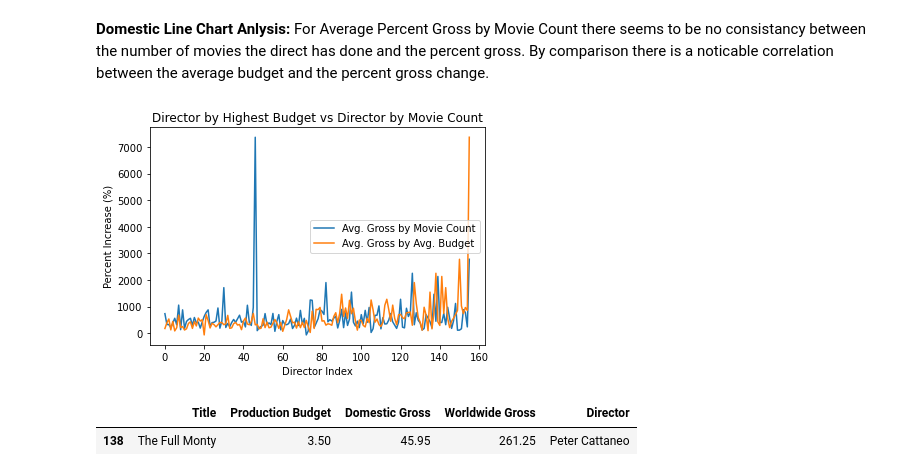
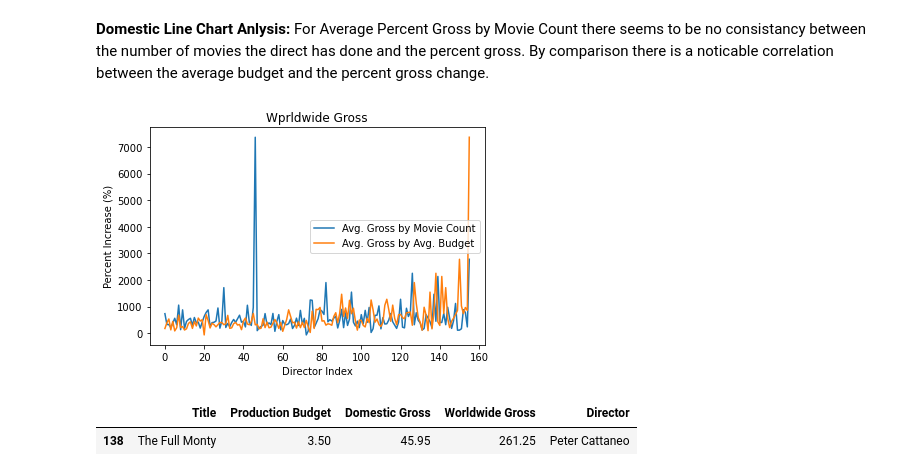
Before and after one commit to annied222/Project_1, a Jupyter notebook: directors.ipynb, the cells around one changed output. Drawn from its saved outputs; the diff is of its cells as text; code cells hidden in the pictures.

Commit message:
updating directors.ipynb with final charts

```diff
--- a/directors.ipynb
+++ b/directors.ipynb
@@ -172,15 +172,15 @@ domline = perdomincrease.plot.line(xlabel="Director Index", ylabel="Percent Incr
 # %%
 countworldgross = ((moviedirect_df["Average Worldwide Gross"]-moviedirect_df["Average Budget"])/moviedirect_df["Average Budget"])*100
 budgetworldgross = ((budgdirect_df["Average Worldwide Gross"]-budgdirect_df["Average Budget"])/budgdirect_df["Average Budget"])*100
 perworldincrease = pd.DataFrame(zip(countworldgross,budgetworldgross))
 perworldincrease.to_csv("datacreatedcsv/perworldincrease.csv", index_label="Director ID")
 perworldincrease = pd.read_csv("datacreatedcsv/perworldincrease.csv")
 perworldincrease = perworldincrease.rename(columns={"0":"Avg. Gross by Movie Count","1":"Avg. Gross by Avg. Budget"})
 perworldincrease = perworldincrease.drop(["Director ID"], axis=1, inplace = False)
 worldline = perworldincrease.plot.line(xlabel="Director Index", ylabel="Percent Increase (%)",
-            title = "Director by Highest Budget vs Director by Movie Count")
+            title = "Worldwide Gross")
 # %% [output]
-[figure, old version]
+[figure, new version]
 # %%
 cattaneo = allmovies_df.loc[(allmovies_df["Director"])=="Peter Cattaneo"]
 cattaneo = cattaneo.drop(["Movie ID", "Rank", "Main Genre", "2nd Genre", "3rd Genre","IMDB Rating", "Studio","Year",
```
Also changed, not shown: parts of 3 cells of this notebook, 1 other file.
